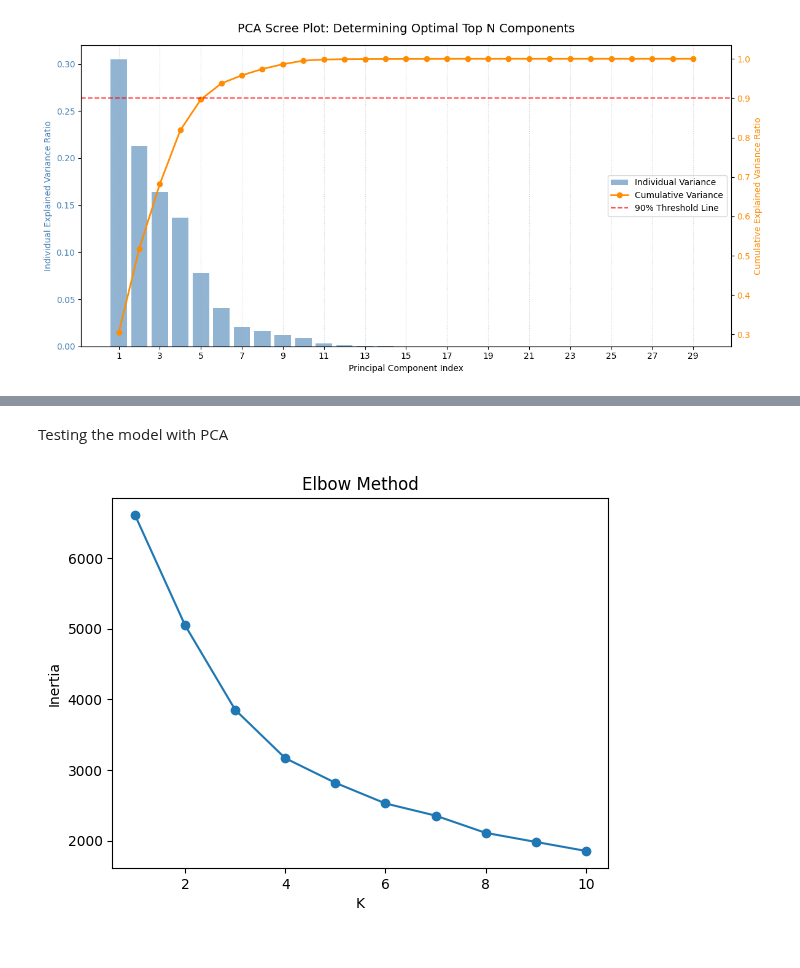
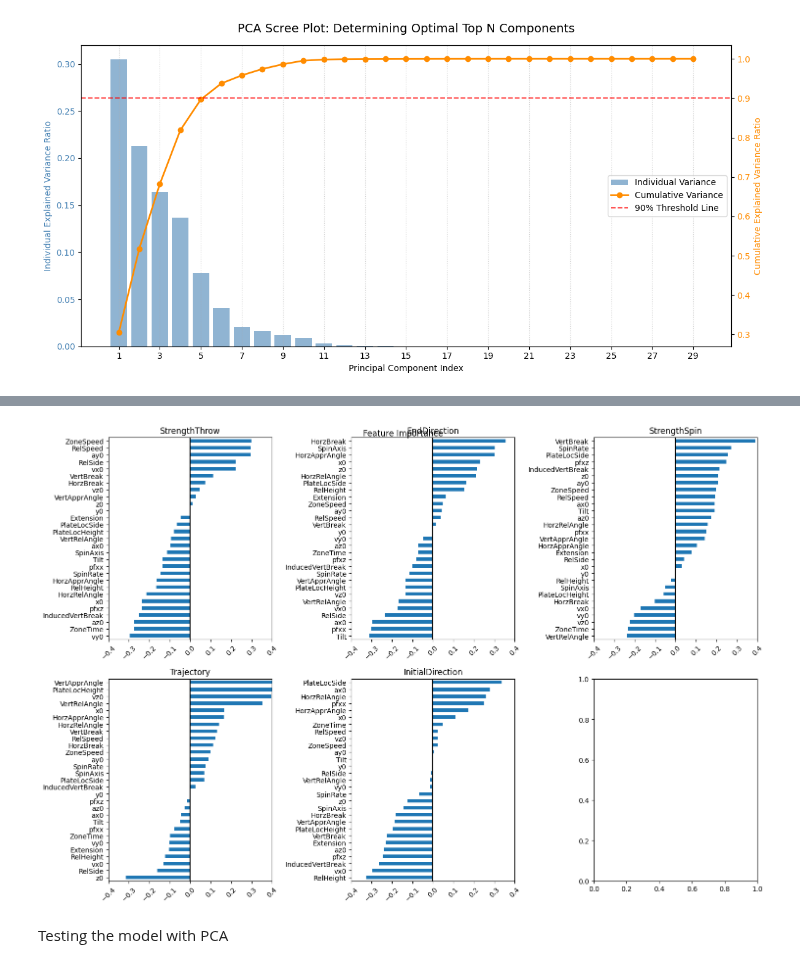
Before and after one commit to mikeSheehey/Tabular_Project_DATA4380, a Jupyter notebook: Notebooks/Softball_4380.ipynb, the cells around one changed output, grey strips where cells are left out. Drawn from its saved outputs; the diff is of its cells as text; code cells hidden in the pictures.

```diff
--- a/Notebooks/Softball_4380.ipynb
+++ b/Notebooks/Softball_4380.ipynb
@@ -748,2 +844,21 @@ plt.show()
+# %%
+fig, ax = plt.subplots(2, 3, figsize=(15,10))
+
+for i, pc in enumerate(PCA_list):
+
+    loadings[pc].sort_values().plot.barh(
+        ax=ax.flat[i]
+    )
+
+    ax.flat[i].set_title(f'{pc}')
+    ax.flat[i].axvline(0, color='black')
+    ax.flat[i].tick_params(axis='x', rotation=45)
+    ax.flat[i].set_xlim(-.4,.4)
+
+plt.tight_layout()
+plt.suptitle("Feature Importance")
+plt.show()
+# %% [output]
+[figure, added]
 # %% [markdown]
 Testing the model with PCA
@@ -767,21 +864,0 @@ pca_df['Cluster'] = clusters
-# %%
-inertia = []
-
-for k in range(1, 11):
-    model = KMeans(
-        n_clusters=k,
-        random_state=42,
-        n_init=10
-    )
-
-    model.fit(X_scaled)
-
-    inertia.append(model.inertia_)
-
-plt.plot(range(1,11), inertia, marker='o')
-plt.title("Elbow Method")
-plt.xlabel("K")
-plt.ylabel("Inertia")
-plt.show()
-# %% [output]
-[figure, removed]
```
Also changed, not shown: parts of 42 cells of this notebook.
